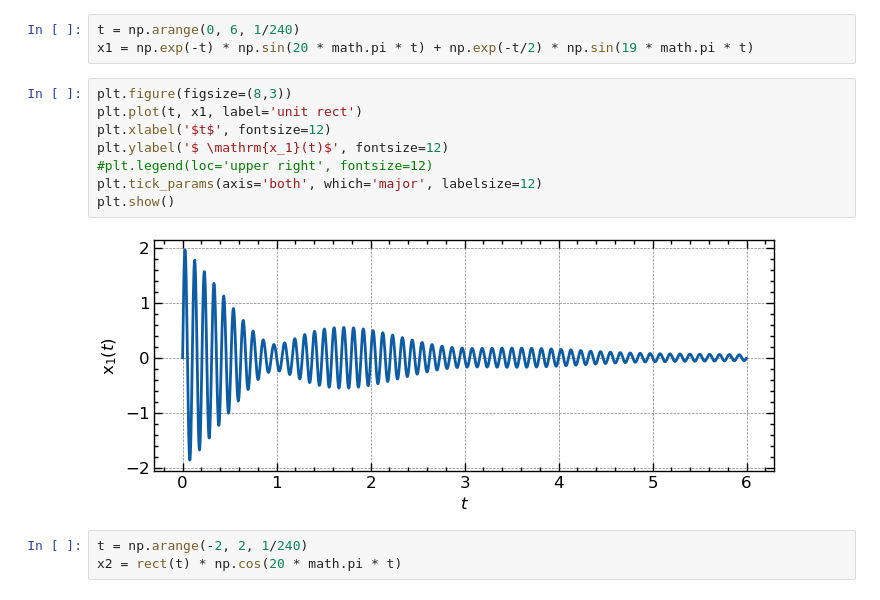
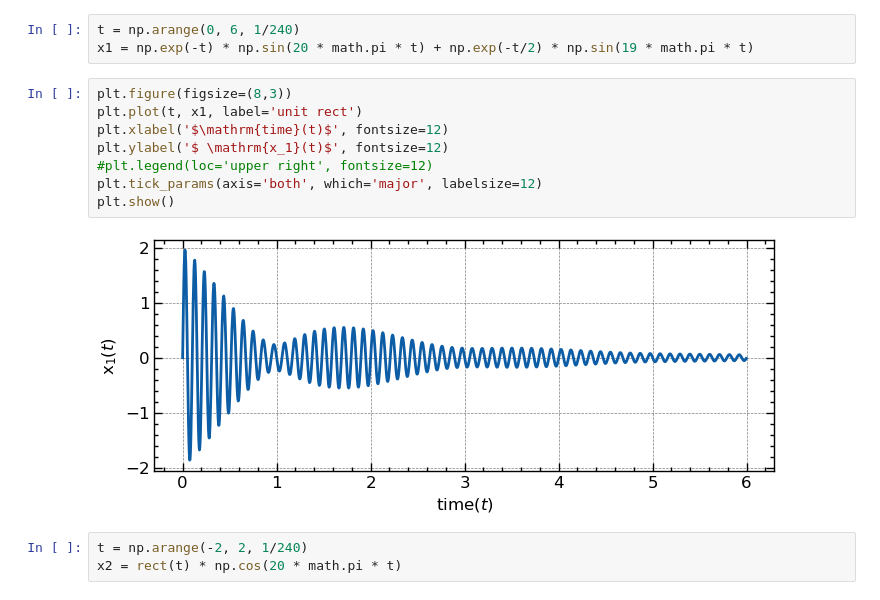
Before and after one commit to mshong/signals_systems, a Jupyter notebook: 01_Continuous Signals.ipynb, the cells around one changed output. Drawn from its saved outputs; the diff is of its cells as text.

```diff
--- a/01_Continuous Signals.ipynb
+++ b/01_Continuous Signals.ipynb
@@ -122,13 +164,13 @@ x1 = np.exp(-t) * np.sin(20 * math.pi * t) + np.exp(-t/2) * np.sin(19 * math.pi
 # %%
 plt.figure(figsize=(8,3))
 plt.plot(t, x1, label='unit rect')
-plt.xlabel('$t$', fontsize=12)
+plt.xlabel('$\mathrm{time}(t)$', fontsize=12)
 plt.ylabel('$ \mathrm{x_1}(t)$', fontsize=12)
 #plt.legend(loc='upper right', fontsize=12)
 plt.tick_params(axis='both', which='major', labelsize=12)
 plt.show()
 # %% [output]
-[figure, old version]
+[figure, new version]
 # %%
 t = np.arange(-2, 2, 1/240)
 x2 = rect(t) * np.cos(20 * math.pi * t)
```
Also changed, not shown: parts of 12 cells of this notebook.
